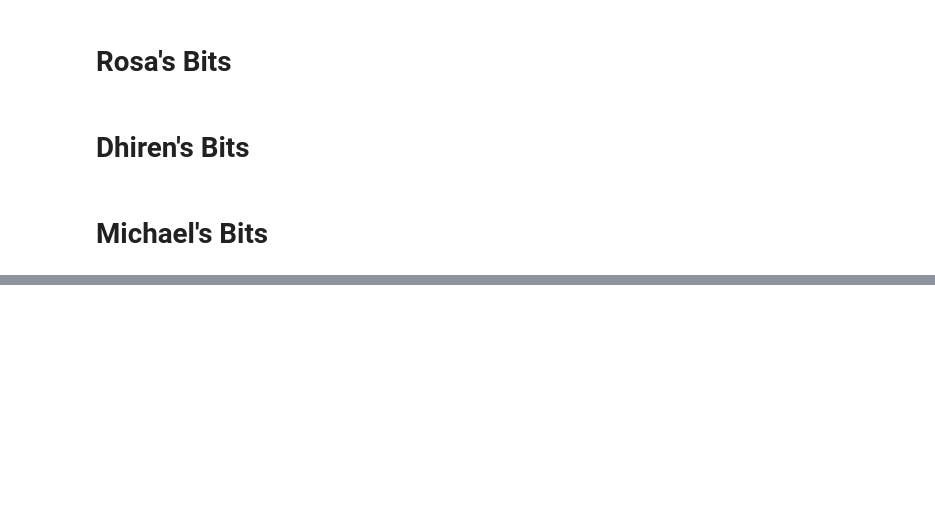
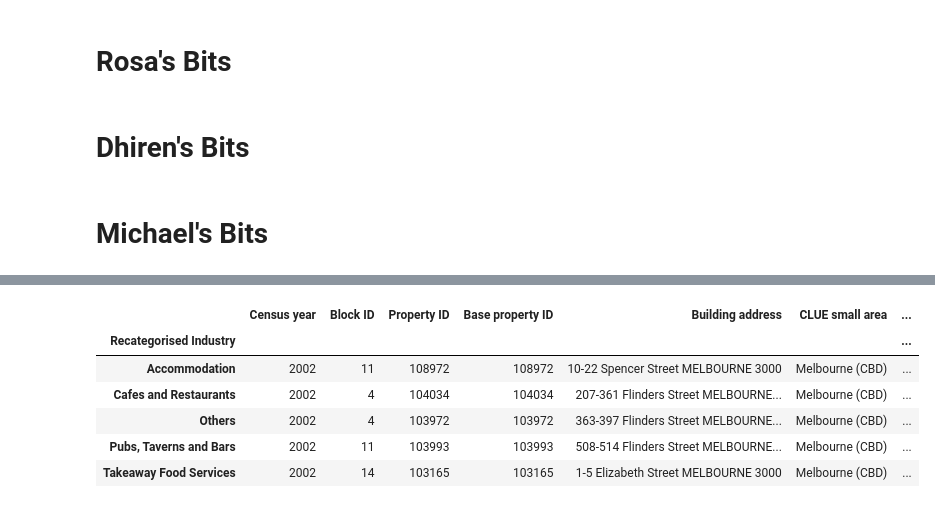
Before and after one commit to JarrodCasey/databootcamp-project1, a Jupyter notebook: MelbourneCafeAnalysis.ipynb, the cells around one changed output, grey strips where cells are left out. Drawn from its saved outputs; the diff is of its cells as text; code cells hidden in the pictures; blank space fills up the shorter version.

```diff
--- a/MelbourneCafeAnalysis.ipynb
+++ b/MelbourneCafeAnalysis.ipynb
@@ -180,0 +249,12 @@ cleanraw_df
+# %%
+## Group data by Regategorised Industry
+DeDup_DF = IndTypeDeDuped_df.groupby('Recategorised Industry')
+DeDup_DF.first()
+# %% [output]
+|  | Census year | Block ID | Property ID | Base property ID | Building address | CLUE small area | ... |
+| Recategorised Industry |  |  |  |  |  |  | ... |
+| Accommodation | 2002 | 11 | 108972 | 108972 | 10-22 Spencer Street MELBOURNE 3000 | Melbourne (CBD) | ... |
+| Cafes and Restaurants | 2002 | 4 | 104034 | 104034 | 207-361 Flinders Street MELBOURNE... | Melbourne (CBD) | ... |
+| Others | 2002 | 4 | 103972 | 103972 | 363-397 Flinders Street MELBOURNE... | Melbourne (CBD) | ... |
+| Pubs, Taverns and Bars | 2002 | 11 | 103993 | 103993 | 508-514 Flinders Street MELBOURNE... | Melbourne (CBD) | ... |
+| Takeaway Food Services | 2002 | 14 | 103165 | 103165 | 1-5 Elizabeth Street MELBOURNE 3000 | Melbourne (CBD) | ... |
```
Also changed, not shown: parts of 7 cells of this notebook.
